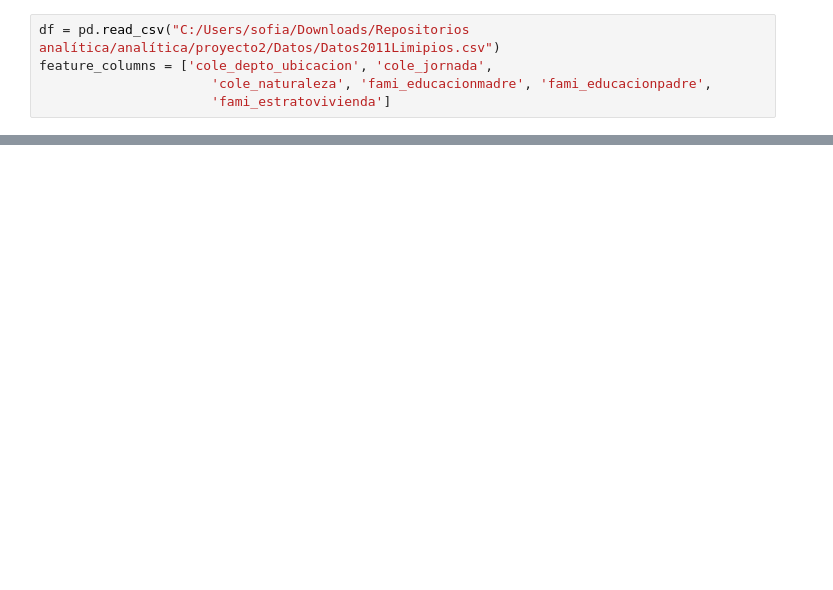
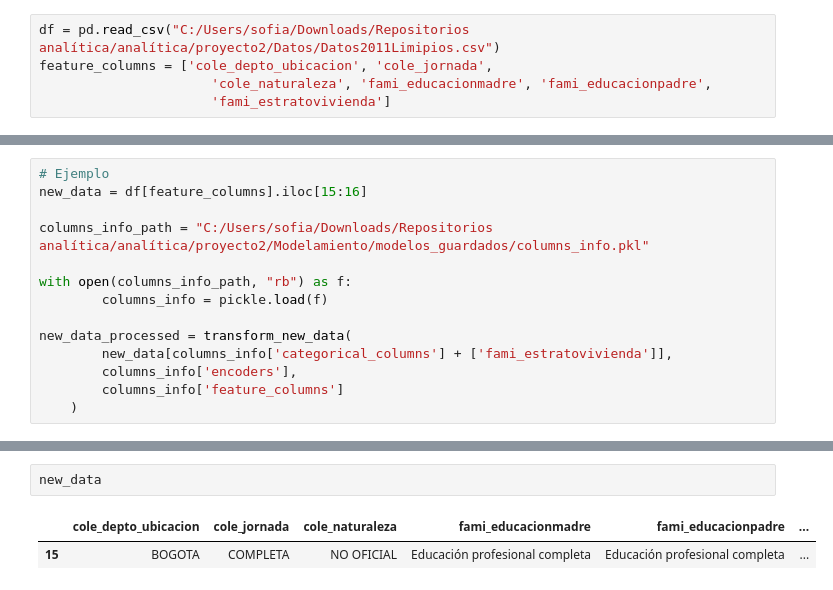
Before and after one commit to sofisacmu/proyecto2, a Jupyter notebook: Modelamiento/ejemplo_carga_modelo.ipynb, the cells around one changed output, grey strips where cells are left out. Cells and saved outputs as stored; diff of their text form; blank space fills up the shorter version.

```diff
--- a/Modelamiento/ejemplo_carga_modelo.ipynb
+++ b/Modelamiento/ejemplo_carga_modelo.ipynb
@@ -115,0 +61,14 @@ def transform_new_data(new_data, encoders, reference_columns):
+# %%
+# Ejemplo
+new_data = df[feature_columns].iloc[15:16]
+
+columns_info_path = "C:/Users/sofia/Downloads/Repositorios analítica/analítica/proyecto2/Modelamiento/modelos_guardados/columns_info.pkl"
+
+with open(columns_info_path, "rb") as f:
+        columns_info = pickle.load(f)
+
+new_data_processed = transform_new_data(
+        new_data[columns_info['categorical_columns'] + ['fami_estratovivienda']],
+        columns_info['encoders'],
+        columns_info['feature_columns']
+    )
@@ -115,0 +101,5 @@ def transform_new_data(new_data, encoders, reference_columns):
+# %%
+new_data
+# %% [output]
+|  | cole_depto_ubicacion | cole_jornada | cole_naturaleza | fami_educacionmadre | fami_educacionpadre | ... |
+| 15 | BOGOTA | COMPLETA | NO OFICIAL | Educación profesional completa | Educación profesional completa | ... |
```
Also changed, not shown: parts of 13 cells of this notebook, 4 other files.
